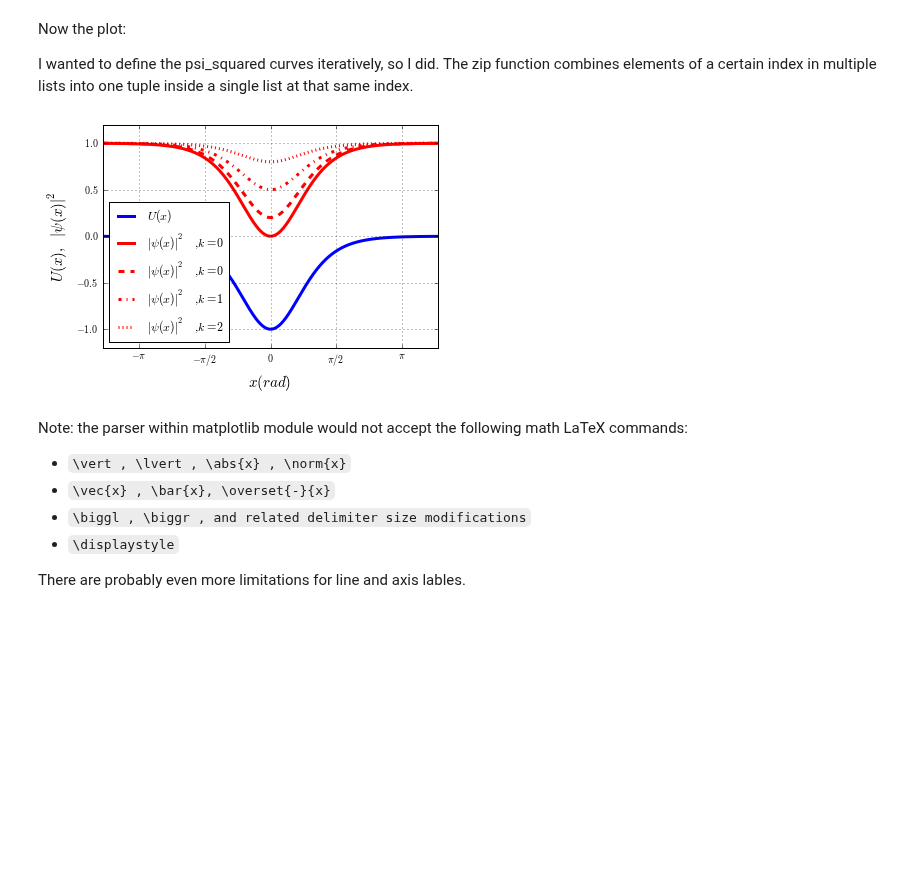
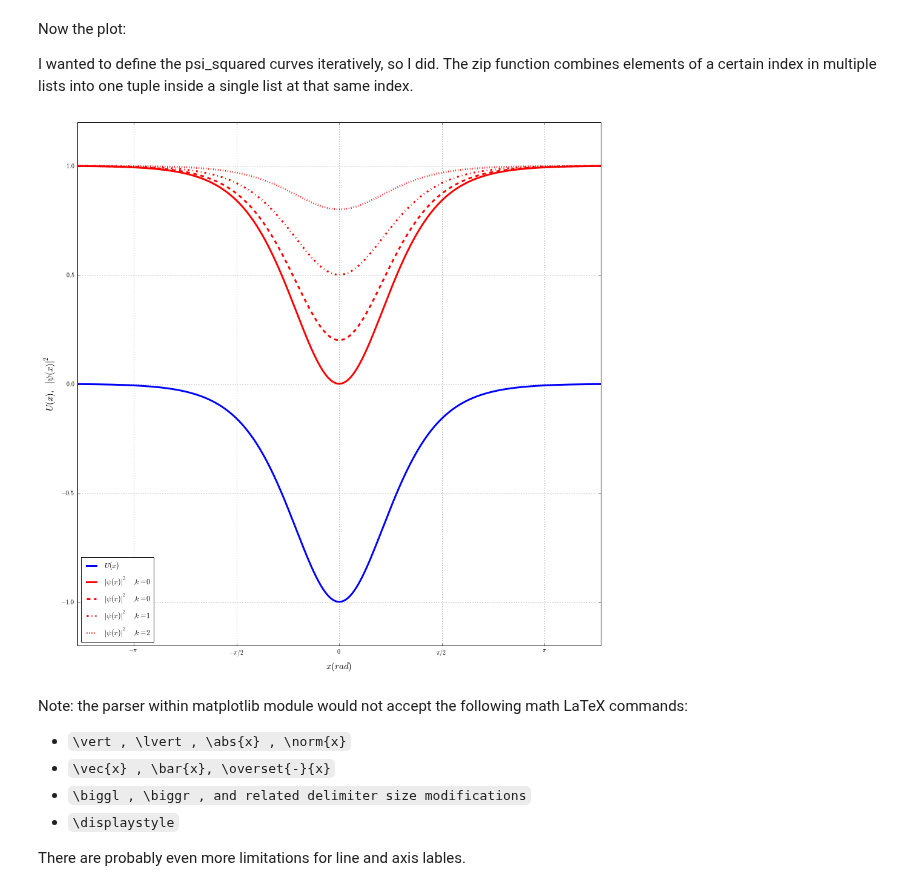
Before and after one commit to kbouch/PHYS202-S13, a Jupyter notebook: Week3/GraphicsEx2.ipynb, the cells around one changed output. Cells and saved outputs as stored; diff of their text form; code cells hidden in the pictures; blank space fills up the shorter version.

```diff
--- a/Week3/GraphicsEx2.ipynb
+++ b/Week3/GraphicsEx2.ipynb
@@ -103,36 +103,34 @@ Now the plot:
 
 I wanted to define the psi_squared curves iteratively, so I did. The zip function combines elements of a certain index in multiple lists into one tuple inside a single list at that same index.
 # %%
-plt.plot(D, U, color='b', linewidth=3.0, linestyle='-', label='$U(x)$')
+fig1 = plt.figure(num=1,figsize=(12.,12.))
+ax1 = fig1.add_axes([0.0,1.0,1.0,1.0])
+ax1.plot(D, U, color='b', linewidth=3.0, linestyle='-', label='$U(x)$')
 for k_fmt in zip([0.0,0.5,1.0,2.0],['-','--','-.',':']):
-    plt.plot(D, psi_squared(D,k_fmt[0]), color='r', linewidth=3.0, linestyle=k_fmt[1], label= '$ { | \psi (x) | }^2 \; ,k= %d $' % (k_fmt[0],))
+    ax1.plot(D, psi_squared(D,k_fmt[0]), color='r', linewidth=3.0, linestyle=k_fmt[1], label= '$ { | \psi (x) | }^2 \; ,k= %d $' % (k_fmt[0],))
 
 #axis([xmin,xmax,ymin,ymax])
 plt.axis([-4.0,4.0,-1.2,1.2])
+# could also use plt.xlim(), plt.ylim()
 
 plt.grid(b=True, which='major', axis='both')
 
 plt.xlabel('$ x (rad) $', fontsize=15)
 plt.ylabel('$ U(x), \; {| \psi (x) |} ^2 $', fontsize=15)
 plt.legend(loc='lower left')
 
 xlocs = np.arange(-np.pi,np.pi + 0.5*np.pi,(np.pi/2.0))
 xticklabels = np.array(['$ - \pi $','$ - \pi / 2 $','$0$','$ \pi / 2 $','$ \pi $'], dtype='string')
 
 ylocs = np.arange(-1.0,1.5,0.5)
 yticklabels = np.array(['$-1.0$','$-0.5$','$0.0$','$0.5$','$1.0$'],dtype='string')
 
 (a,b) = plt.xticks(xlocs,xticklabels)
 (c,d) = plt.yticks(ylocs,yticklabels)
 
-show()
-#.set_figsize_inches((6.0,6.0))
-
-
-#####plt.set_figsize_inches((6.0,6.0))  this doesn't work. How do I make the figure bigger???
-##### I tried looking at the documentation for Figure and Axes classes.
+plt.show()
 # %% [output]
-[figure, old version]
+[figure, new version]
 # %% [markdown]
 Note: the parser within matplotlib module would not accept the following math LaTeX commands:
 
```
Also changed, not shown: parts of 7 cells of this notebook.
